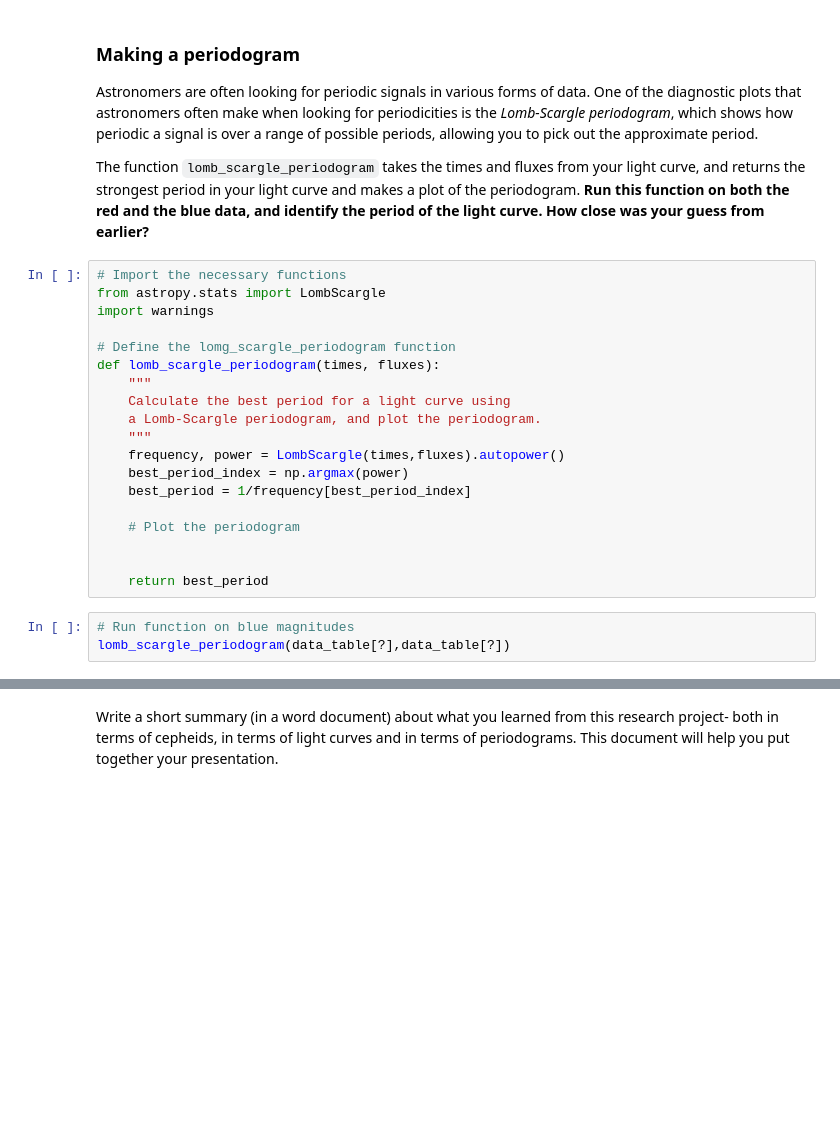
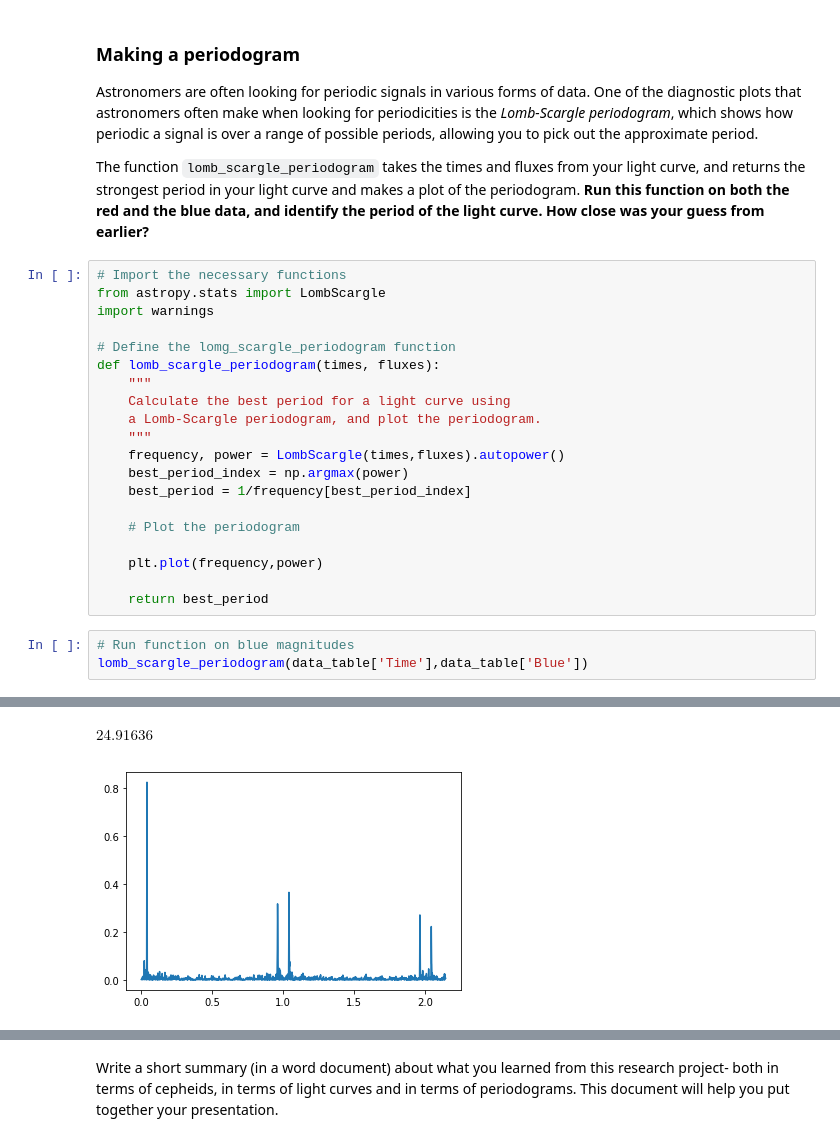
Before and after one commit to ogeokoronkwo/Astro3190_Okoronkwo, a Jupyter notebook: lessons/Cepheid_research_LastName.ipynb, the cells around one changed output, grey strips where cells are left out. Saved outputs shown, nothing was run; the diff lists cells and outputs as text; blank space fills up the shorter version.

```diff
--- a/lessons/Cepheid_research_LastName.ipynb
+++ b/lessons/Cepheid_research_LastName.ipynb
@@ -226,9 +221,10 @@ def lomb_scargle_periodogram(times, fluxes):
 
     # Plot the periodogram
 
+    plt.plot(frequency,power)
 
     return best_period
 # %%
 # Run function on blue magnitudes
-lomb_scargle_periodogram(data_table[?],data_table[?])
+lomb_scargle_periodogram(data_table['Time'],data_table['Blue'])
 # %% [output]
@@ -236,2 +232,4 @@ SyntaxError: invalid syntax (<ipython-input-9-f8b1f0a52233>, line 2)
+$24.91636 \; \mathrm{}$
+[figure, added]
 # %%
 # Run function on red magnitudes
```
Also changed, not shown: parts of 4 cells of this notebook.
